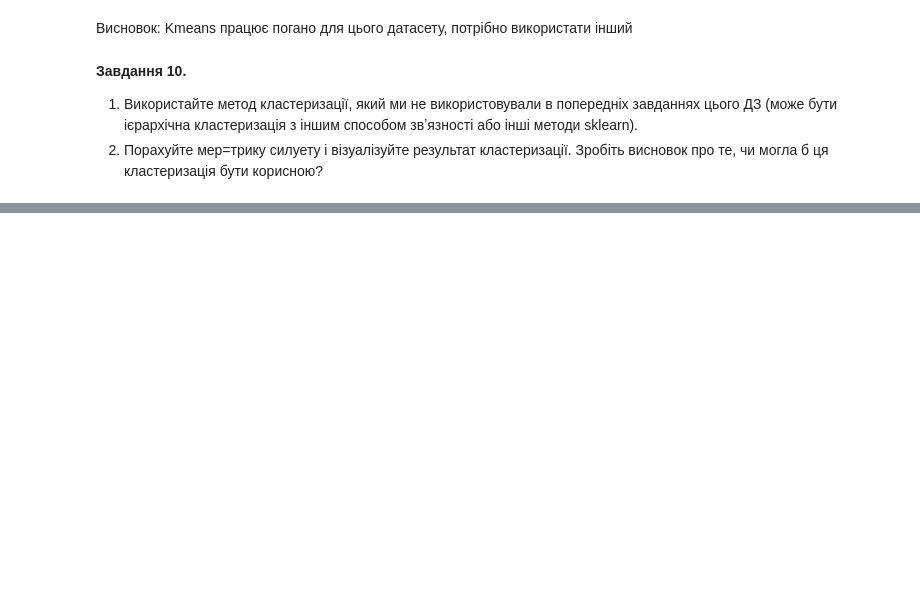
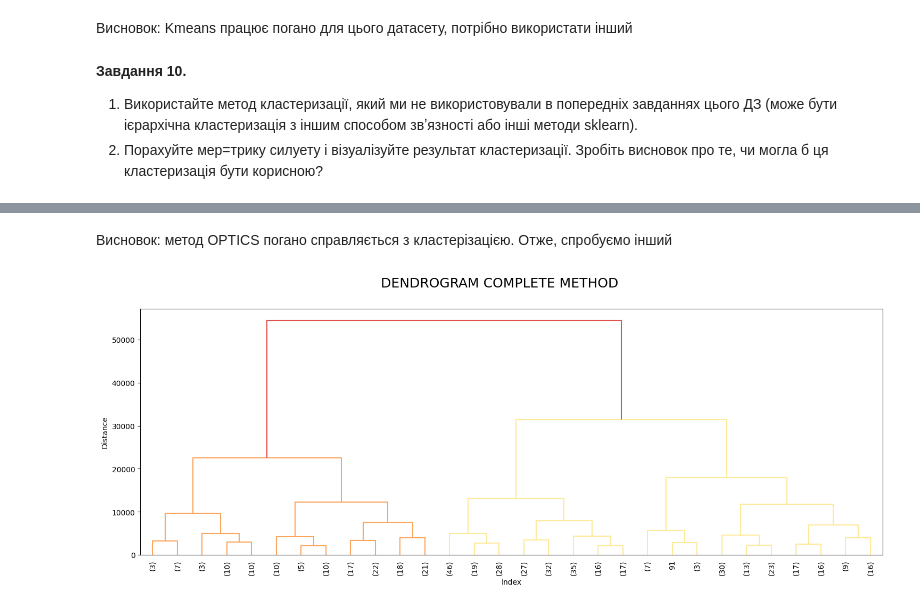
Before and after one commit to nikishkaaa/ML-Course, a Jupyter notebook: "HW_Алгоритми_кластеризації_ipynb".ipynb, the cells around one changed output, grey strips where cells are left out. Cells and saved outputs as stored; diff of their text form; code cells hidden in the pictures; blank space fills up the shorter version.

```diff
--- a/"HW_Алгоритми_кластеризації_ipynb".ipynb
+++ b/"HW_Алгоритми_кластеризації_ipynb".ipynb
@@ -516,0 +514,13 @@ plt.colorbar(label='Cluster Label')
+# %% [markdown]
+Висновок: метод OPTICS погано справляється з кластерізацією. Отже, спробуємо інший
+# %%
+dist_comp = linkage(optics_data, method="complete")
+
+plt.figure(figsize=(18,6))
+dendrogram(dist_comp, leaf_rotation=90, truncate_mode='lastp')
+plt.xlabel('Index')
+plt.ylabel('Distance')
+plt.suptitle("DENDROGRAM COMPLETE METHOD",fontsize=18)
+plt.show()
+# %% [output]
+[figure, added]
```
Also changed, not shown: parts of 22 cells of this notebook.
